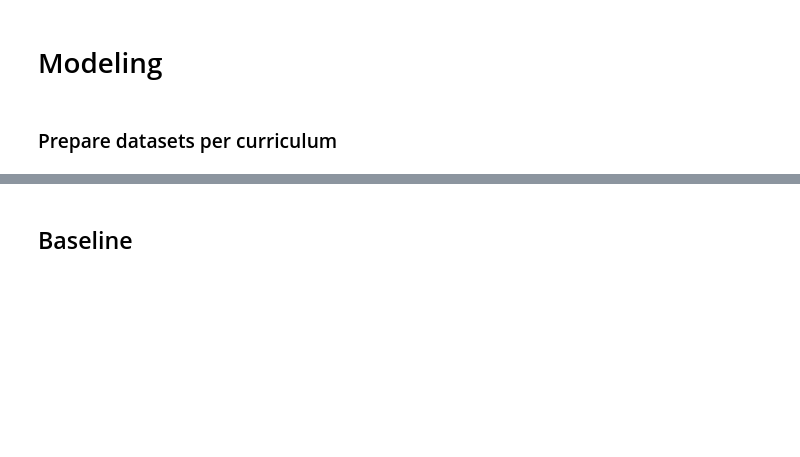
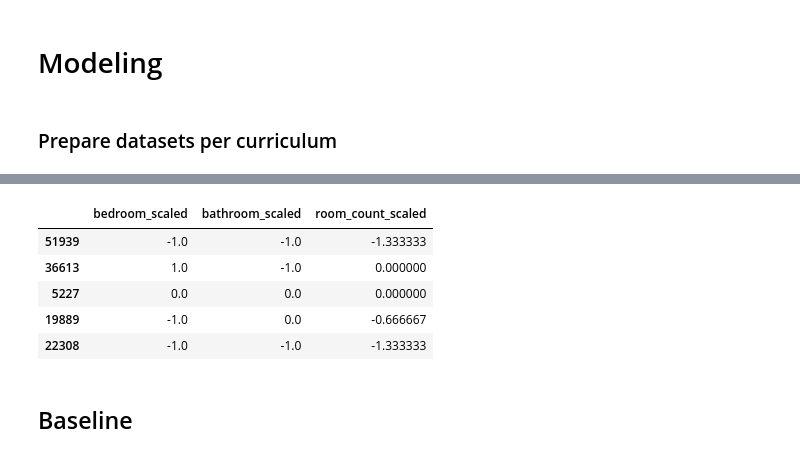
Before and after one commit to jesse-d-marder/regression-project, a Jupyter notebook: prepare_explore_model.ipynb, the cells around one changed output, grey strips where cells are left out. Saved outputs shown, nothing was run; the diff lists cells and outputs as text; code cells hidden in the pictures; blank space fills up the shorter version.

```diff
--- a/prepare_explore_model.ipynb
+++ b/prepare_explore_model.ipynb
@@ -741,6 +712,15 @@ rfe_ranks_df.sort_values('Rank')
 X_train_scaled = X_train_scaled[rfe_features]
 X_validate_scaled = X_validate_scaled[rfe_features]
 X_test_scaled = X_test_scaled[rfe_features]
+# %%
+X_train_scaled.head()
+# %% [output]
+|  | bedroom_scaled | bathroom_scaled | room_count_scaled |
+| 51939 | -1.0 | -1.0 | -1.333333 |
+| 36613 | 1.0 | -1.0 | 0.000000 |
+| 5227 | 0.0 | 0.0 | 0.000000 |
+| 19889 | -1.0 | 0.0 | -0.666667 |
+| 22308 | -1.0 | -1.0 | -1.333333 |
 # %%
 predictions = pd.DataFrame({
     'actual': validate.tax_value
```
Also changed, not shown: parts of 40 cells of this notebook, 3 other files.
